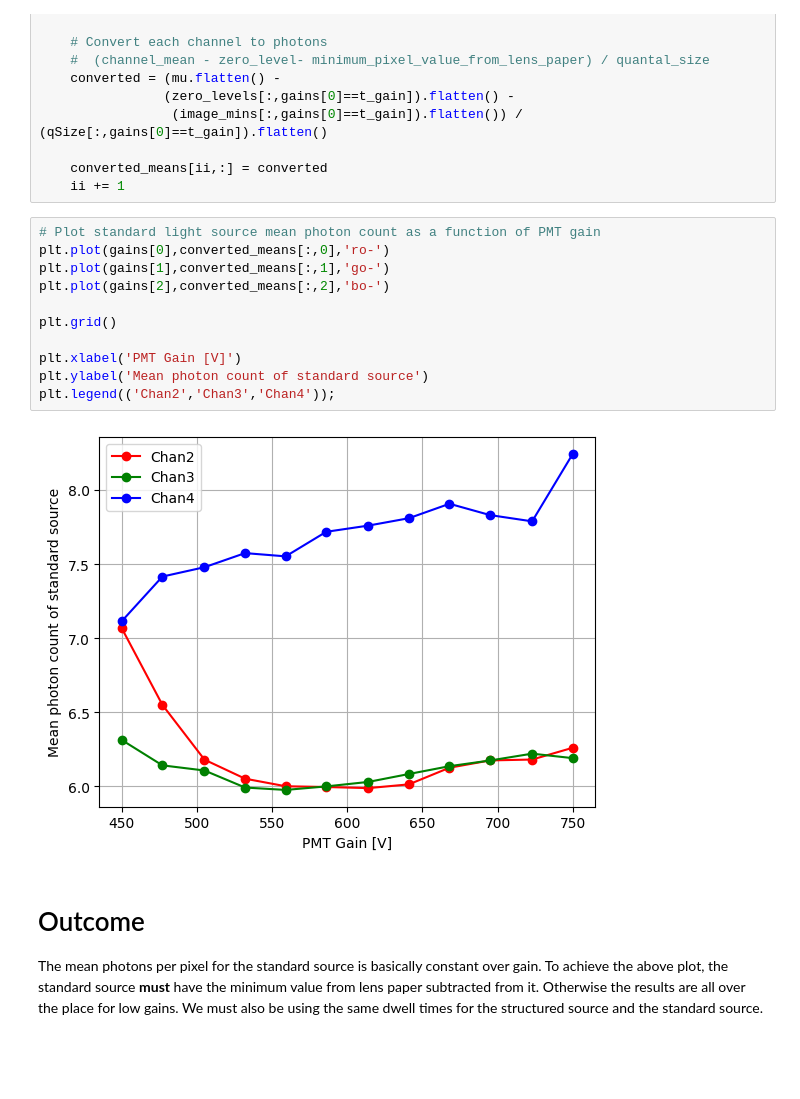
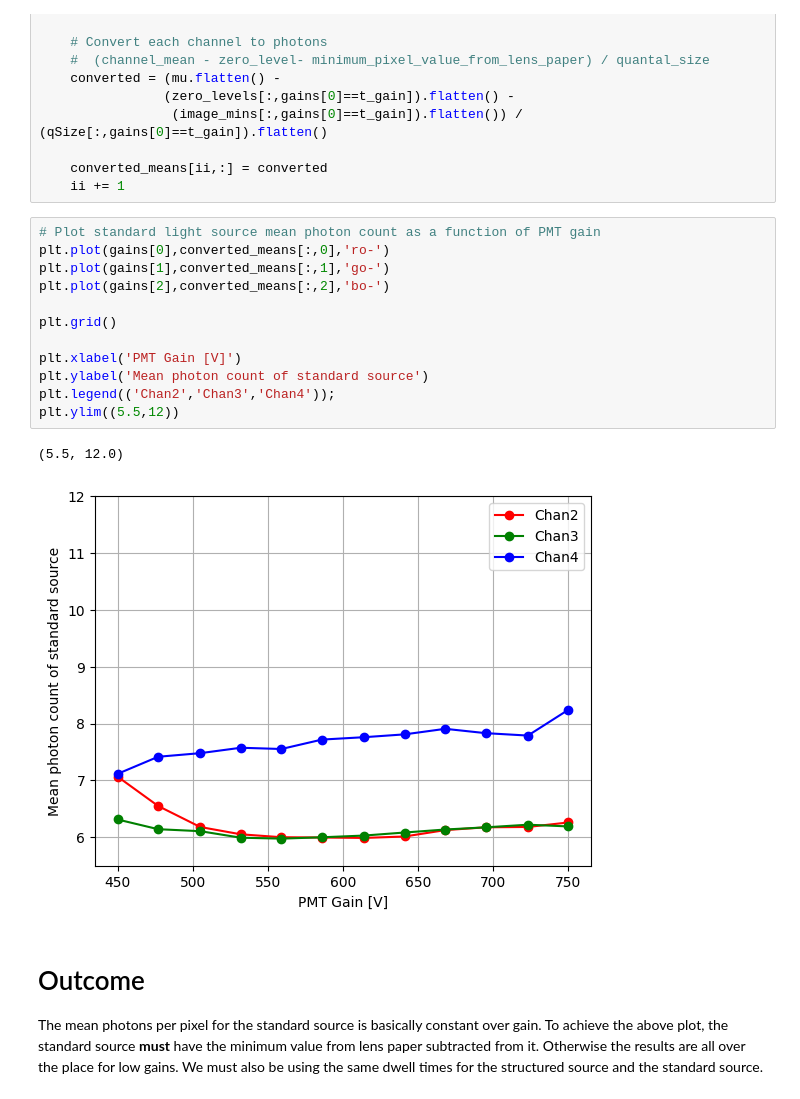
Before and after one commit to SWC-Advanced-Microscopy/standard_source_to_photons, a Jupyter notebook: python/Get_Quantal_Vals.ipynb, the cells around one changed output. Saved outputs shown, nothing was run; the diff lists cells and outputs as text; blank space fills up the shorter version.

```diff
--- a/python/Get_Quantal_Vals.ipynb
+++ b/python/Get_Quantal_Vals.ipynb
@@ -325,16 +325,18 @@ for t_file in ssFiles: # Loop over gains (one per file)
 # %%
 # Plot standard light source mean photon count as a function of PMT gain
 plt.plot(gains[0],converted_means[:,0],'ro-')
 plt.plot(gains[1],converted_means[:,1],'go-')
 plt.plot(gains[2],converted_means[:,2],'bo-')
 
 plt.grid()
 
 plt.xlabel('PMT Gain [V]')
 plt.ylabel('Mean photon count of standard source')
 plt.legend(('Chan2','Chan3','Chan4'));
+plt.ylim((5.5,12))
 # %% [output]
+(5.5, 12.0)
-[figure, old version]
+[figure, new version]
 # %% [markdown]
 # Outcome
 The mean photons per pixel for the standard source is basically constant over gain.
```
Also changed, not shown: 9 other files.
